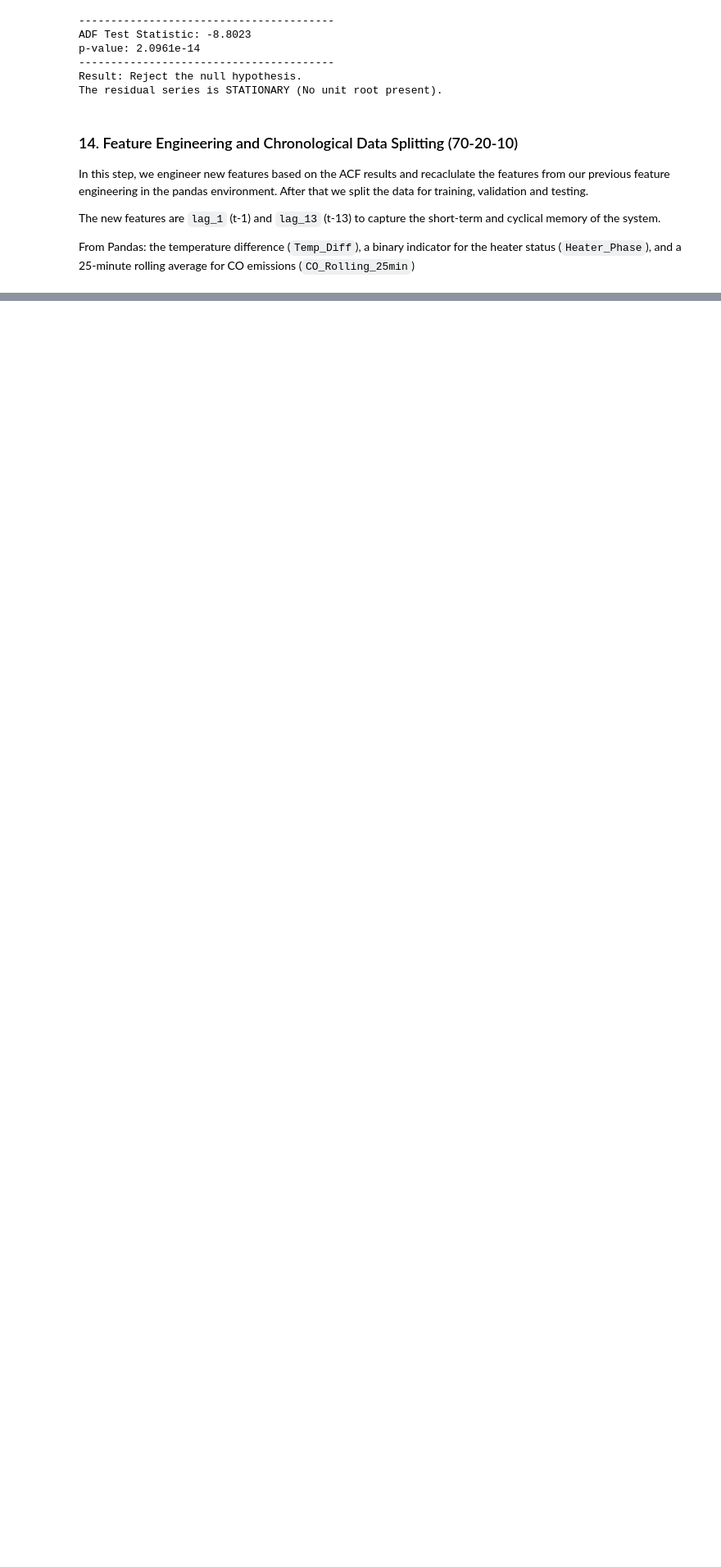
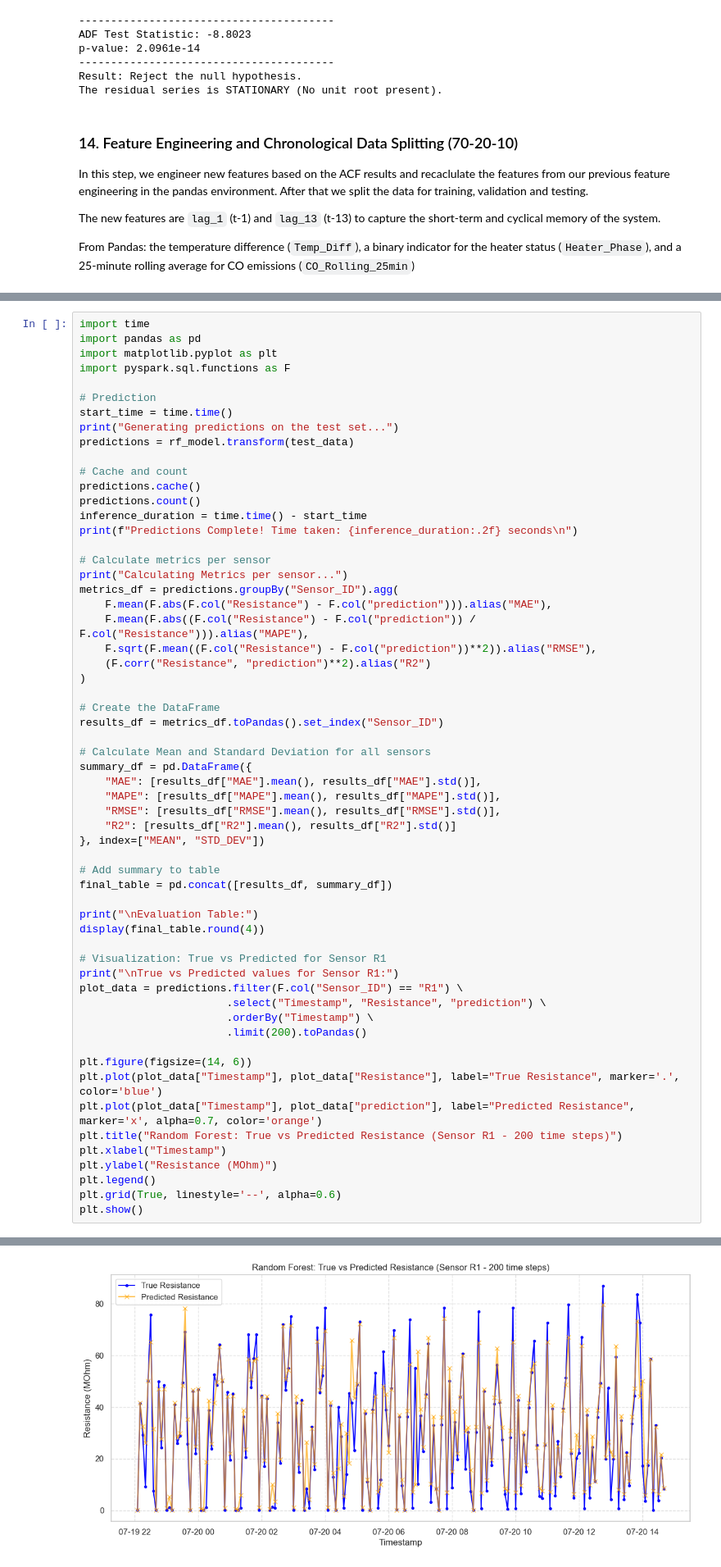
Before and after one commit to elia-etzanidi/gas_sensor_project, a Jupyter notebook: mox_project_pipeline.ipynb, the cells around one changed output, grey strips where cells are left out. Shown at 82% size. Saved outputs shown, nothing was run; the diff lists cells and outputs as text; blank space fills up the shorter version.

```diff
--- a/mox_project_pipeline.ipynb
+++ b/mox_project_pipeline.ipynb
@@ -633,0 +643,60 @@ Training Complete! Time taken: 2429.61 seconds
+# %%
+import time
+import pandas as pd
+import matplotlib.pyplot as plt
+import pyspark.sql.functions as F
+
+# Prediction
+start_time = time.time()
+print("Generating predictions on the test set...")
+predictions = rf_model.transform(test_data)
+
+# Cache and count
+predictions.cache()
+predictions.count()
+inference_duration = time.time() - start_time
+print(f"Predictions Complete! Time taken: {inference_duration:.2f} seconds\n")
+
+# Calculate metrics per sensor
+print("Calculating Metrics per sensor...")
+metrics_df = predictions.groupBy("Sensor_ID").agg(
+    F.mean(F.abs(F.col("Resistance") - F.col("prediction"))).alias("MAE"),
+    F.mean(F.abs((F.col("Resistance") - F.col("prediction")) / F.col("Resistance"))).alias("MAPE"),
+    F.sqrt(F.mean((F.col("Resistance") - F.col("prediction"))**2)).alias("RMSE"),
+    (F.corr("Resistance", "prediction")**2).alias("R2")
+)
+
+# Create the DataFrame
+results_df = metrics_df.toPandas().set_index("Sensor_ID")
+
+# Calculate Mean and Standard Deviation for all sensors
+summary_df = pd.DataFrame({
+    "MAE": [results_df["MAE"].mean(), results_df["MAE"].std()],
+    "MAPE": [results_df["MAPE"].mean(), results_df["MAPE"].std()],
+    "RMSE": [results_df["RMSE"].mean(), results_df["RMSE"].std()],
+    "R2": [results_df["R2"].mean(), results_df["R2"].std()]
+}, index=["MEAN", "STD_DEV"])
+
+# Add summary to table
+final_table = pd.concat([results_df, summary_df])
+
+print("\nEvaluation Table:")
+display(final_table.round(4))
+
+# Visualization: True vs Predicted for Sensor R1
+print("\nTrue vs Predicted values for Sensor R1:")
+plot_data = predictions.filter(F.col("Sensor_ID") == "R1") \
+                       .select("Timestamp", "Resistance", "prediction") \
+                       .orderBy("Timestamp") \
+                       .limit(200).toPandas()
+
+plt.figure(figsize=(14, 6))
+plt.plot(plot_data["Timestamp"], plot_data["Resistance"], label="True Resistance", marker='.', color='blue')
+plt.plot(plot_data["Timestamp"], plot_data["prediction"], label="Predicted Resistance", marker='x', alpha=0.7, color='orange')
+plt.title("Random Forest: True vs Predicted Resistance (Sensor R1 - 200 time steps)")
+plt.xlabel("Timestamp")
+plt.ylabel("Resistance (MOhm)")
+plt.legend()
+plt.grid(True, linestyle='--', alpha=0.6)
+plt.show()
+# %% [output]
@@ -633,0 +726 @@ Training Complete! Time taken: 2429.61 seconds
+[figure, added]
```
Also changed, not shown: parts of 7 cells of this notebook.
